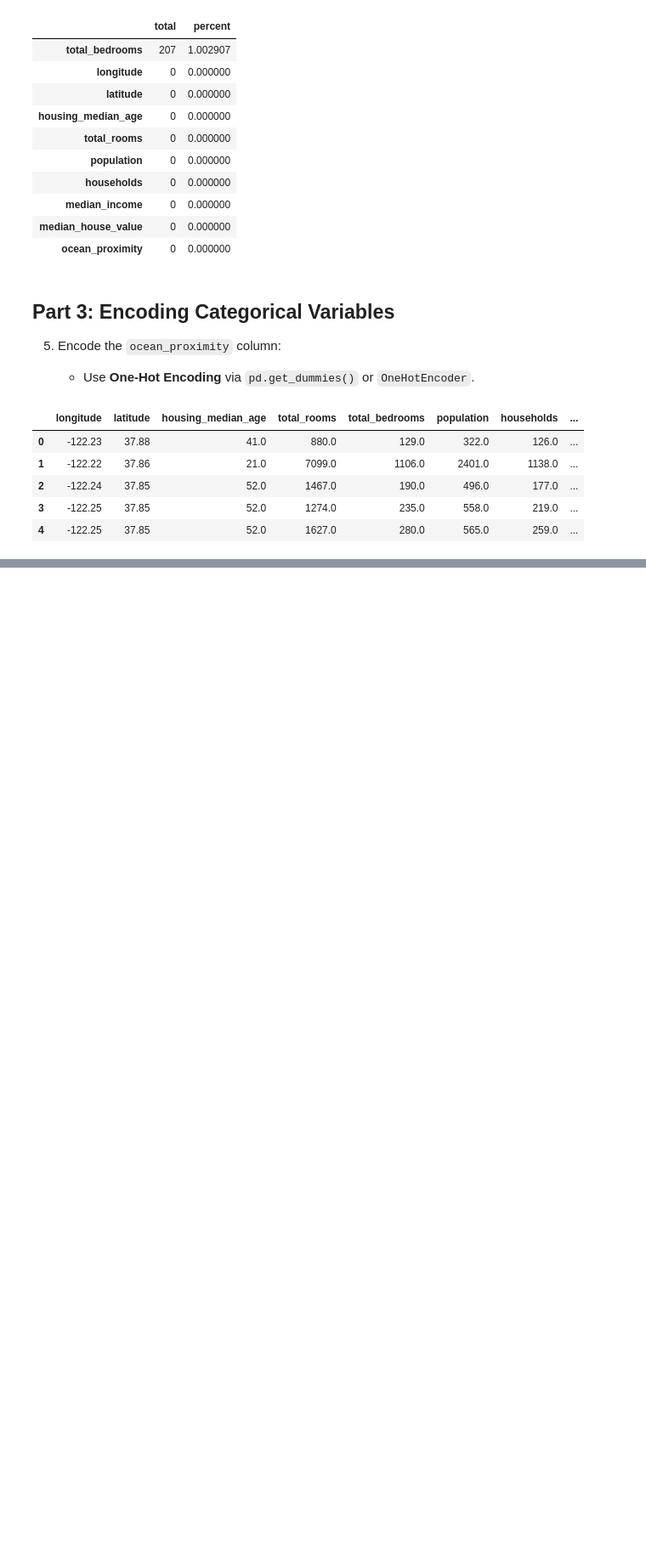
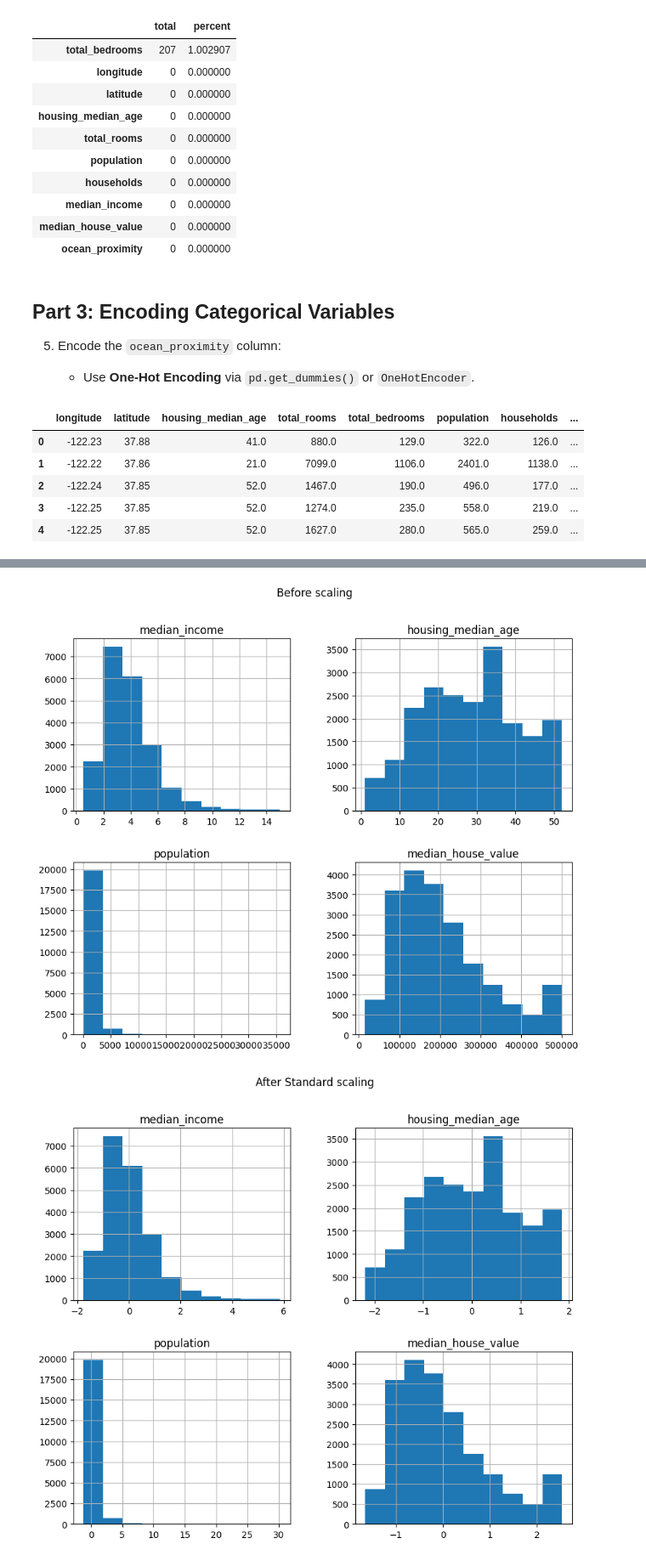
Before and after one commit to MarsX-2002/ai-roadmap, a Jupyter notebook: content/ml/preprocessing/homework.ipynb, the cells around one changed output, grey strips where cells are left out. Shown at 85% size. Drawn from its saved outputs; the diff is of its cells as text; code cells hidden in the pictures; blank space fills up the shorter version.

Commit message:
feature scaling

```diff
--- a/content/ml/preprocessing/homework.ipynb
+++ b/content/ml/preprocessing/homework.ipynb
@@ -232,0 +242,30 @@ df_encoded.head()
+# %%
+from sklearn.preprocessing import StandardScaler, MinMaxScaler
+
+features = ['median_income', 'housing_median_age', 'population', 'median_house_value']
+# create object
+scaler_df = StandardScaler()
+scaler_minmax = MinMaxScaler()
+
+# copy for old/new plots
+df_std = df.copy()
+df_minmax = df.copy()
+
+# fit_transform
+df_std[features] = scaler_df.fit_transform(df[features])
+df_minmax[features] = scaler_minmax.fit_transform(df[features])
+# %%
+df[features].hist(figsize=(10,8))
+plt.suptitle('Before scaling')
+plt.show()
+
+df_std[features].hist(figsize=(10,8))
+plt.suptitle('After Standard scaling')
+plt.show()
+
+df_minmax[features].hist(figsize=(10,8))
+plt.suptitle('After MinMax scaling')
+plt.show()
+# %% [output]
+[figure, added]
+[figure, added]
```
Also changed, not shown: parts of 3 cells of this notebook.
